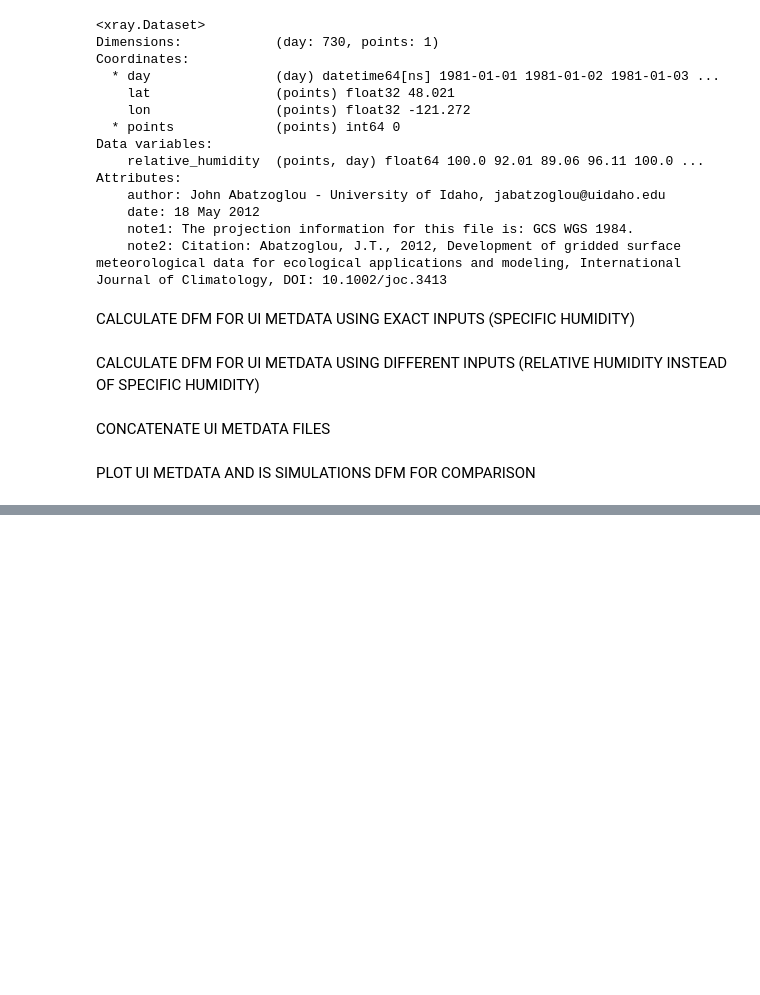
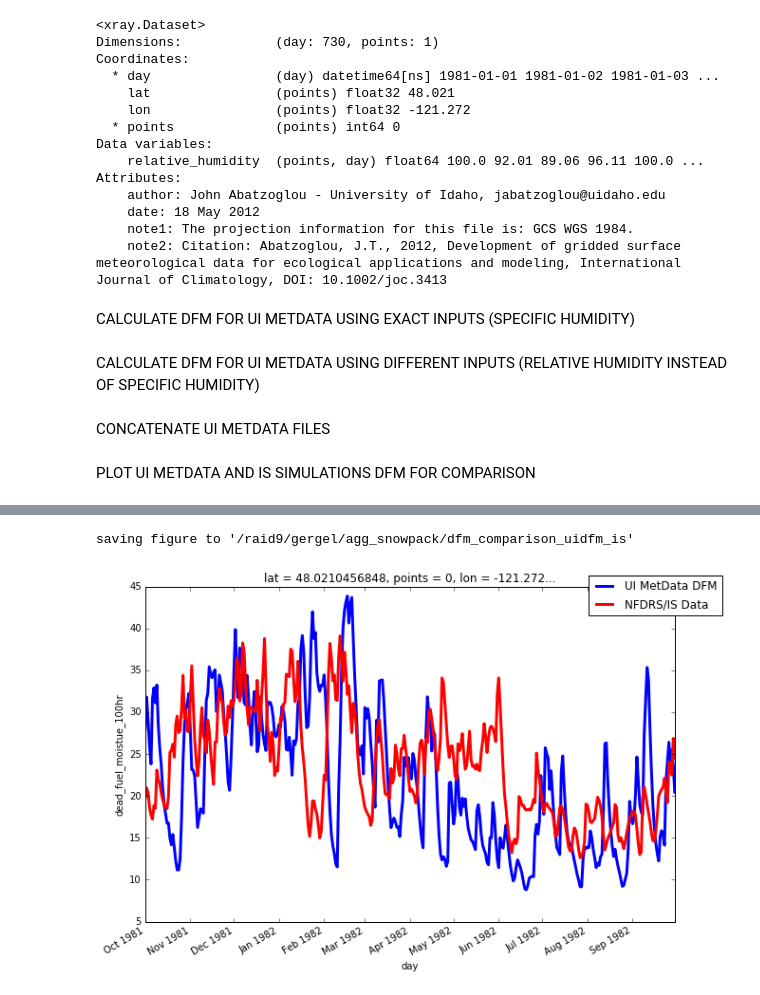
Before and after one commit to XUEYANZHANG9/IS_snowfire, a Jupyter notebook: calc_dfm_gridcell.ipynb, the cells around one changed output, grey strips where cells are left out. Cells and saved outputs as stored; diff of their text form; code cells hidden in the pictures; blank space fills up the shorter version.

```diff
--- a/calc_dfm_gridcell.ipynb
+++ b/calc_dfm_gridcell.ipynb
@@ -512,0 +592,19 @@ saving figure to '/raid9/gergel/agg_snowpack/dfm_comparison_one_gridcell'
+# %%
+fig = plt.figure(figsize=(lt,rt))
+
+dfm_sel['dead_fuel_moistue_100hr'].plot(label='UI MetData DFM',linewidth=lw)
+
+plt.plot(date_range,np.asarray(arr_mc100)[(arr_datess >= tp_start) * (arr_datess < tp_end)],color='r',
+         label='NFDRS/IS Data',linewidth=lw)
+
+plt.legend(loc='upper right',bbox_to_anchor=(1.1, 1.05))
+
+## save plot
+direc = '/raid9/gergel/agg_snowpack/'
+plotname = 'dfm_comparison_uidfm_is'
+savepath = os.path.join(direc, plotname)
+print ("saving figure to '%s'" % savepath)
+plt.savefig(savepath)
+# %% [output]
+saving figure to '/raid9/gergel/agg_snowpack/dfm_comparison_uidfm_is'
+[figure, added]
```
Also changed, not shown: parts of 14 cells of this notebook.
